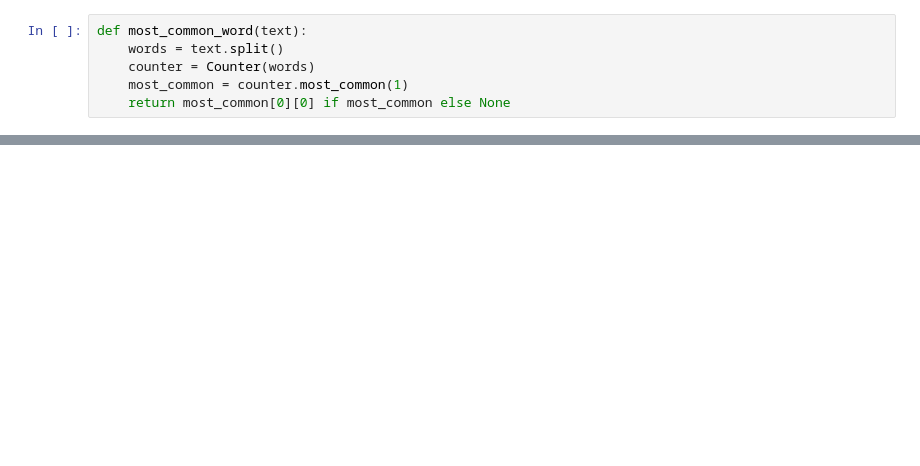
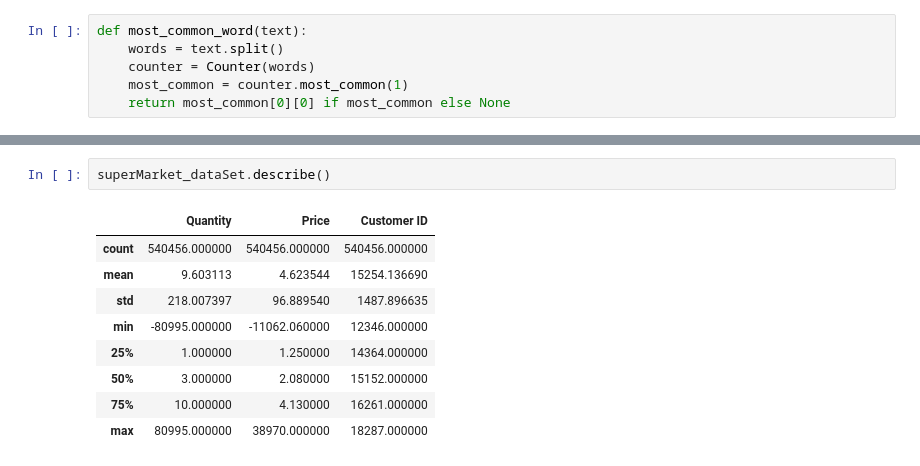
Before and after one commit to bhzyy/Machine_Learning, a Jupyter notebook: recommend_Rank/super_market_rank.ipynb, the cells around one changed output, grey strips where cells are left out. Drawn from its saved outputs; the diff is of its cells as text; blank space fills up the shorter version.

```diff
--- a/recommend_Rank/super_market_rank.ipynb
+++ b/recommend_Rank/super_market_rank.ipynb
@@ -15,0 +97,12 @@ def most_common_word(text):
+# %%
+superMarket_dataSet.describe()
+# %% [output]
+|  | Quantity | Price | Customer ID |
+| count | 540456.000000 | 540456.000000 | 540456.000000 |
+| mean | 9.603113 | 4.623544 | 15254.136690 |
+| std | 218.007397 | 96.889540 | 1487.896635 |
+| min | -80995.000000 | -11062.060000 | 12346.000000 |
+| 25% | 1.000000 | 1.250000 | 14364.000000 |
+| 50% | 3.000000 | 2.080000 | 15152.000000 |
+| 75% | 10.000000 | 4.130000 | 16261.000000 |
+| max | 80995.000000 | 38970.000000 | 18287.000000 |
```
Also changed, not shown: parts of 61 cells of this notebook, 3 other files.
